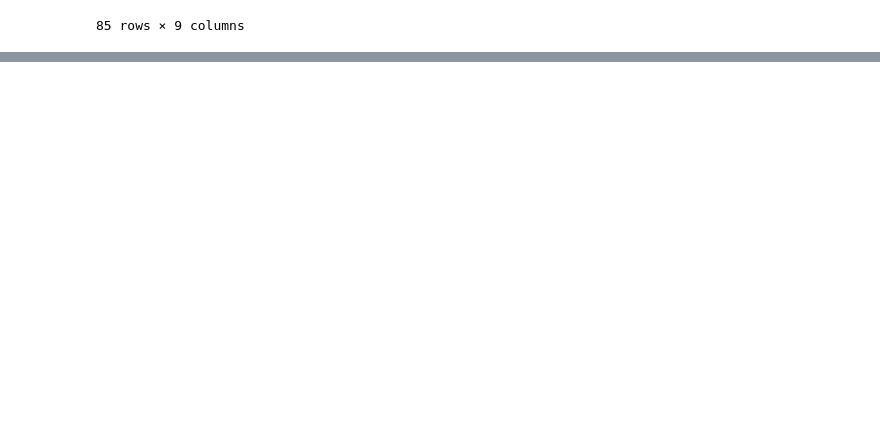
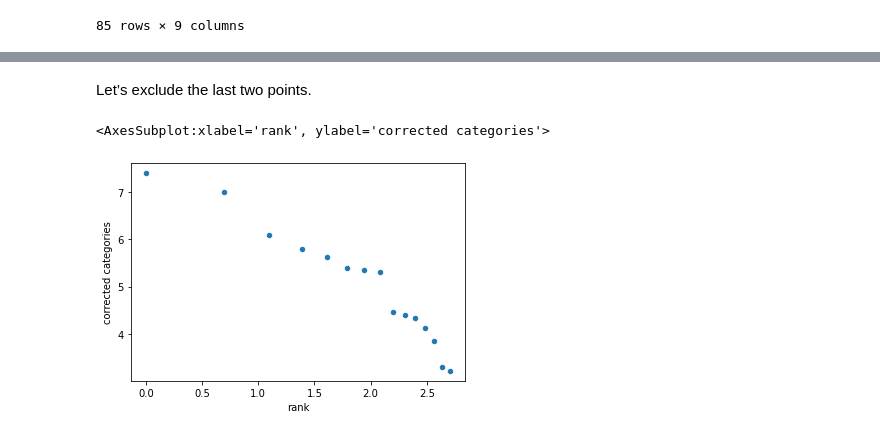
Before and after one commit to georgiarichards/georgiarichards.github.io, a Jupyter notebook: data/Web_scraper_PFDs.ipynb, the cells around one changed output, grey strips where cells are left out. Cells and saved outputs as stored; diff of their text form; code cells hidden in the pictures; blank space fills up the shorter version.

```diff
--- a/data/Web_scraper_PFDs.ipynb
+++ b/data/Web_scraper_PFDs.ipynb
@@ -735,0 +925,14 @@ areas
+# %% [markdown]
+Let’s exclude the last two points.
+# %%
+categories_frame = categories_counts.to_frame()
+categories_frame.insert(
+    loc=0,
+    column="rank",
+    value=np.arange(1,1+len(categories_frame)))
+categories_frame["rank"] = np.log(categories_frame["rank"][:-2])
+categories_frame["corrected categories"] = np.log(categories_frame["corrected categories"][:-2])
+categories_frame.plot.scatter(x="rank",y="corrected categories")
+# %% [output]
+<AxesSubplot:xlabel='rank', ylabel='corrected categories'>
+[figure, added]
```
Also changed, not shown: parts of 31 cells of this notebook, 8 other files.
